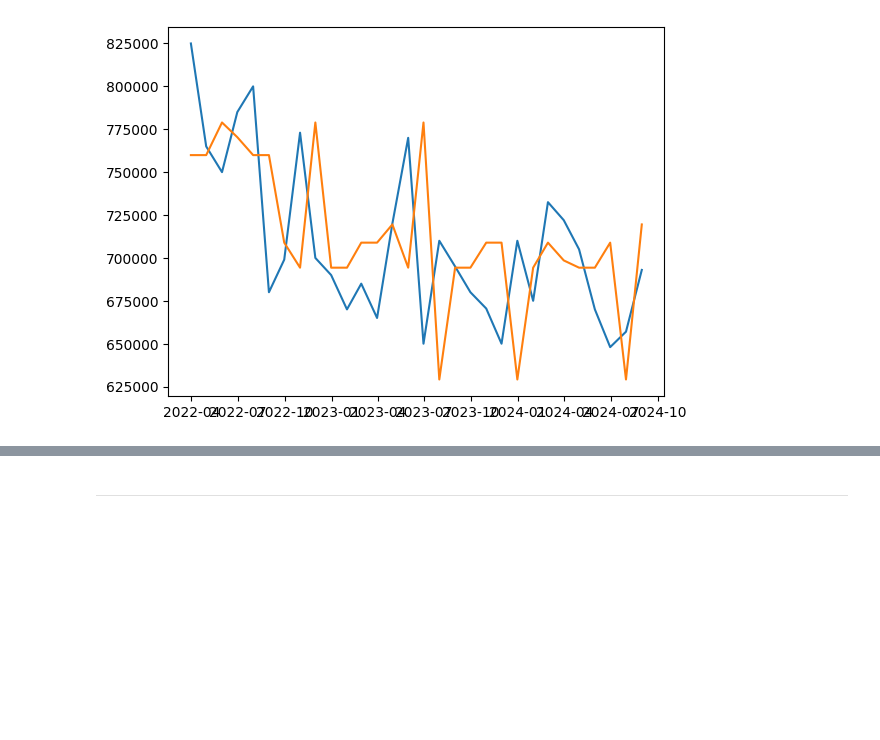
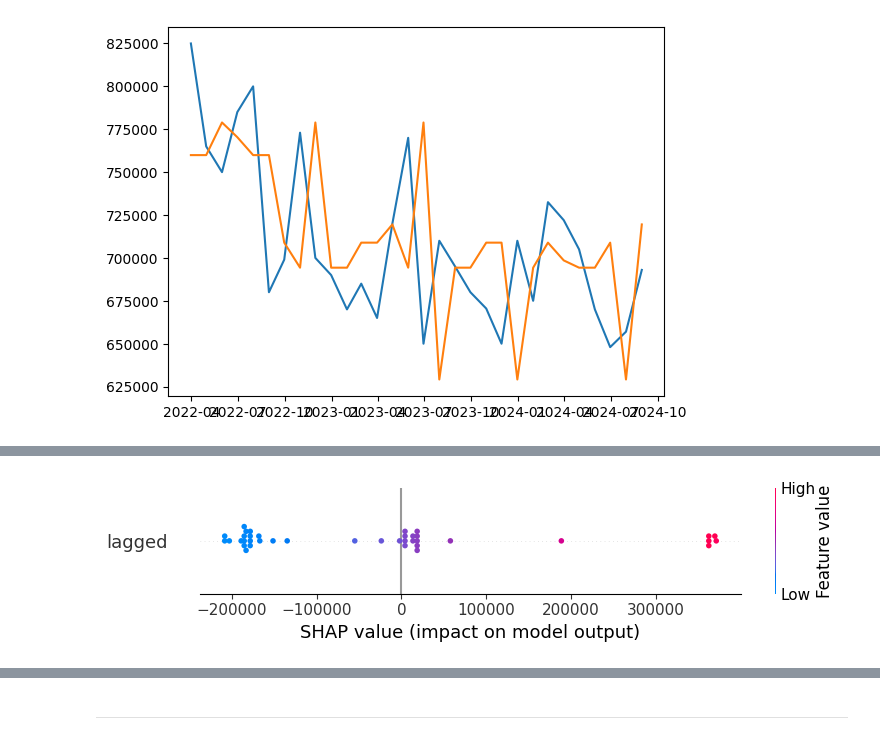
Before and after one commit to Sheepsta300/Machine-Learning-Project, a Jupyter notebook: Housing_Price_Predictor.ipynb, the cells around one changed output, grey strips where cells are left out. Cells and saved outputs as stored; diff of their text form; code cells hidden in the pictures; blank space fills up the shorter version.

```diff
--- a/Housing_Price_Predictor.ipynb
+++ b/Housing_Price_Predictor.ipynb
@@ -606,0 +650,2 @@ plt.plot(test.index, test_pred)
+# %%
+train, test = train_test_split(nelson.dropna()[:-1], test_size=0.1, random_state=42)
@@ -606,0 +685,6 @@ plt.plot(test.index, test_pred)
+# %%
+explainer = shap.Explainer(gbt, train[['lagged']])
+shap_values = explainer.shap_values(test[['lagged']])
+shap.summary_plot(shap_values, test[['lagged']])
+# %% [output]
+[figure, added]
```
Also changed, not shown: parts of 13 cells of this notebook.
